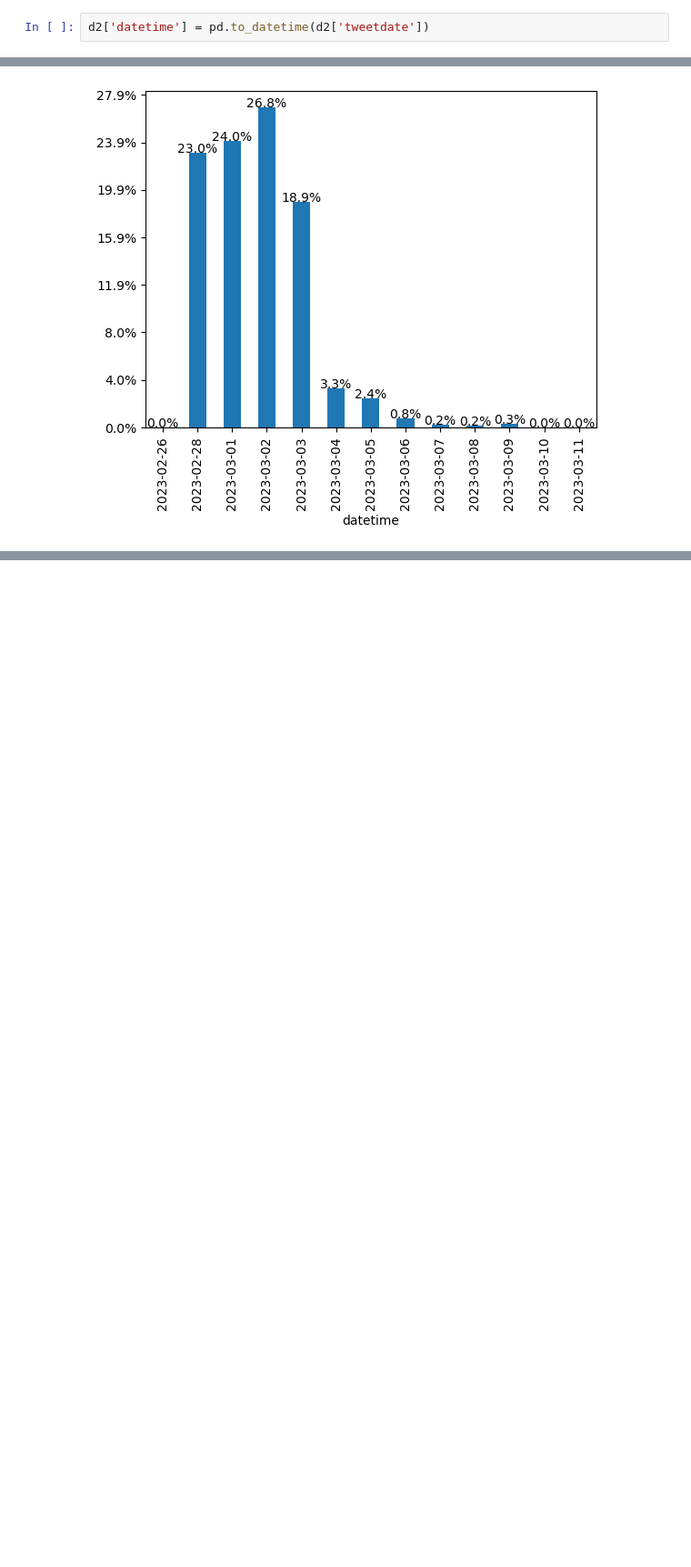
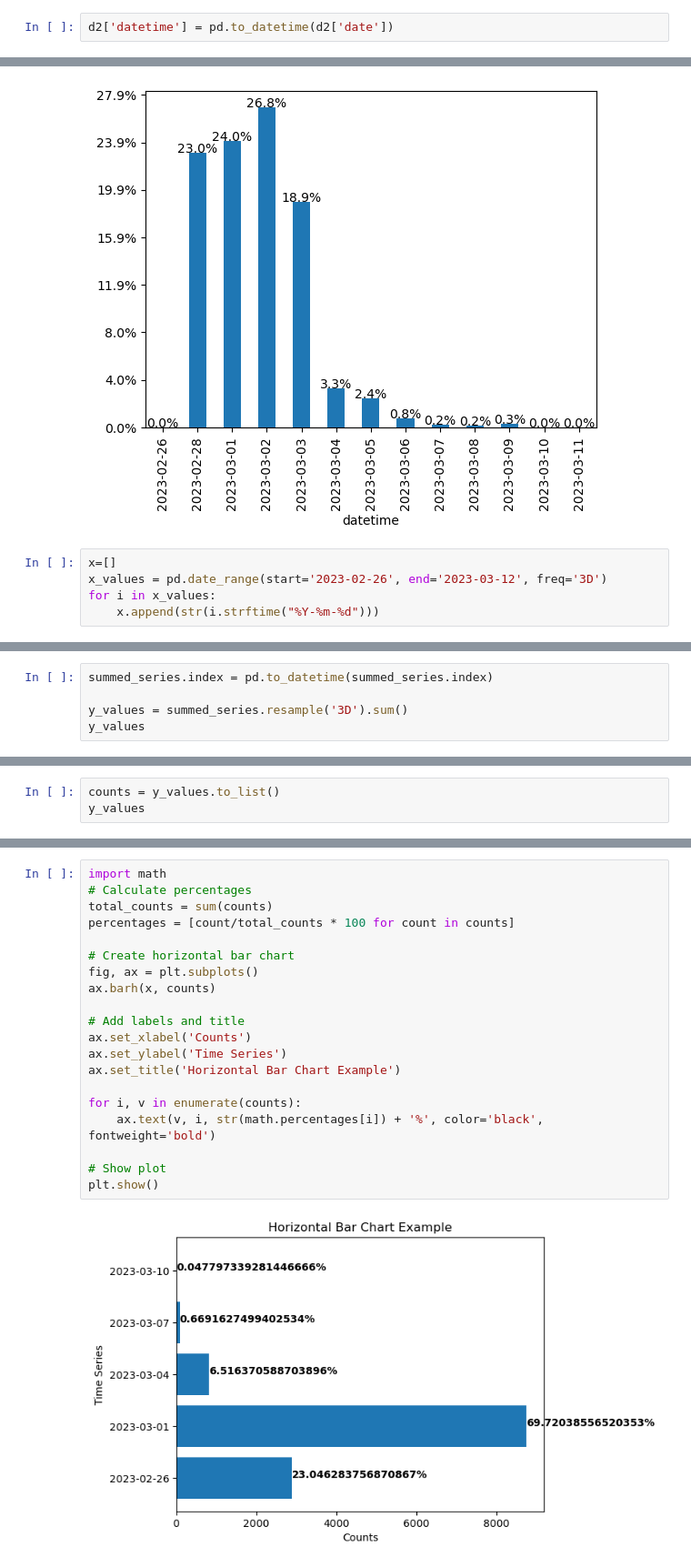
Before and after one commit to hosseinhimself/Missing-Baby, a Jupyter notebook: charts.ipynb, the cells around one changed output, grey strips where cells are left out. Shown: that part at 91% size. Cells and saved outputs as stored; diff of their text form; blank space fills up the shorter version.

```diff
--- a/charts.ipynb
+++ b/charts.ipynb
@@ -161,7 +161,7 @@ https://twitter.com/i/web/status/1630390340313071618
 
 d1['datetime'] = pd.to_datetime(d1['tweetdate'])
 # %%
-d2['datetime'] = pd.to_datetime(d2['tweetdate'])
+d2['datetime'] = pd.to_datetime(d2['date'])
 # %%
 a = d1[['datetime','text','link']]
 # %%
@@ -209,3 +209,8 @@ for i, v in enumerate(summed_series):
 plt.show()
 # %% [output]
 [figure]
+# %%
+x=[]
+x_values = pd.date_range(start='2023-02-26', end='2023-03-12', freq='3D')
+for i in x_values:
+    x.append(str(i.strftime("%Y-%m-%d")))
@@ -211,0 +223,5 @@ plt.show()
+# %%
+summed_series.index = pd.to_datetime(summed_series.index)
+
+y_values = summed_series.resample('3D').sum()
+y_values
@@ -211,0 +236,3 @@ plt.show()
+# %%
+counts = y_values.to_list()
+y_values
@@ -211,0 +247,22 @@ plt.show()
+# %%
+import math
+# Calculate percentages
+total_counts = sum(counts)
+percentages = [count/total_counts * 100 for count in counts]
+
+# Create horizontal bar chart
+fig, ax = plt.subplots()
+ax.barh(x, counts)
+
+# Add labels and title
+ax.set_xlabel('Counts')
+ax.set_ylabel('Time Series')
+ax.set_title('Horizontal Bar Chart Example')
+
+for i, v in enumerate(counts):
+    ax.text(v, i, str(math.percentages[i]) + '%', color='black', fontweight='bold')
+
+# Show plot
+plt.show()
+# %% [output]
+[figure, added]
```
Also changed, not shown: parts of 3 cells of this notebook.
